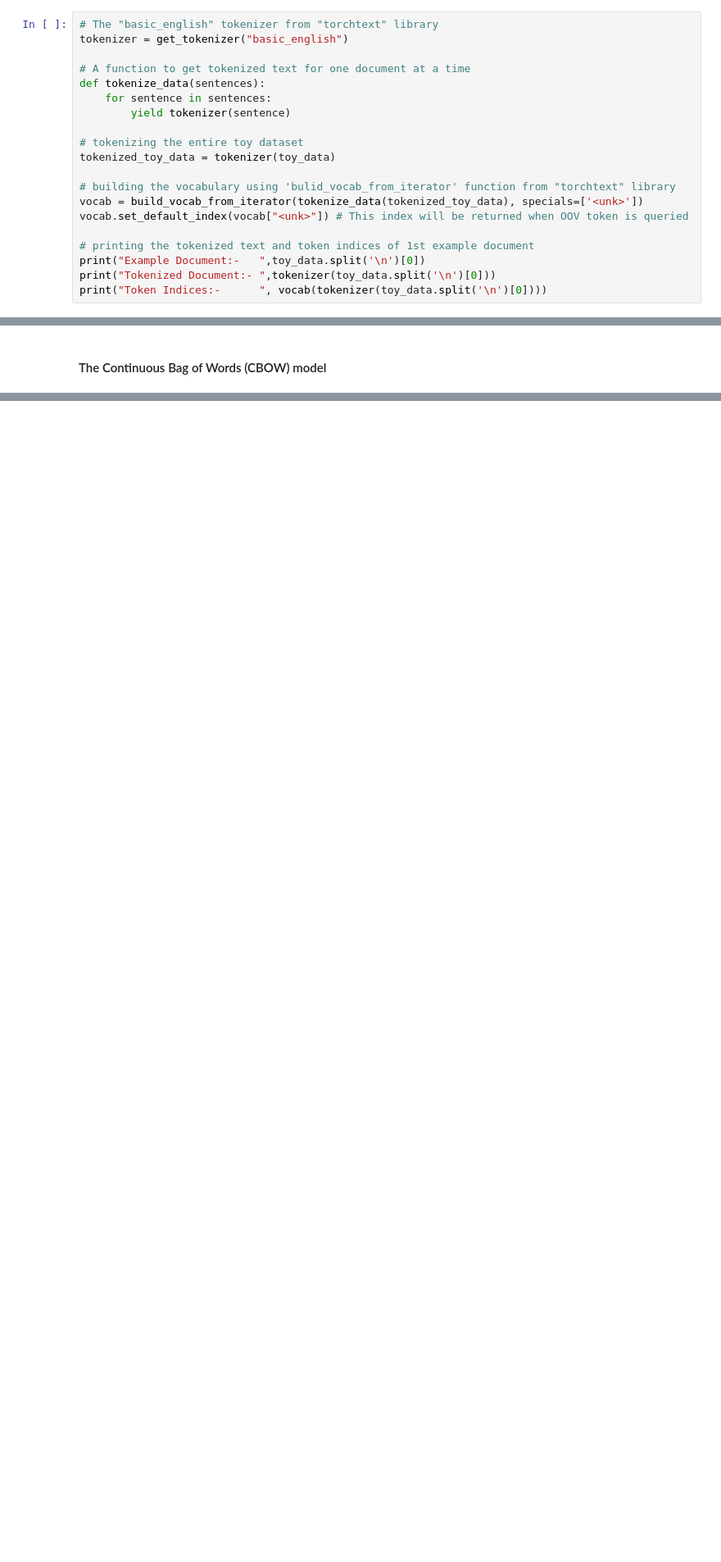
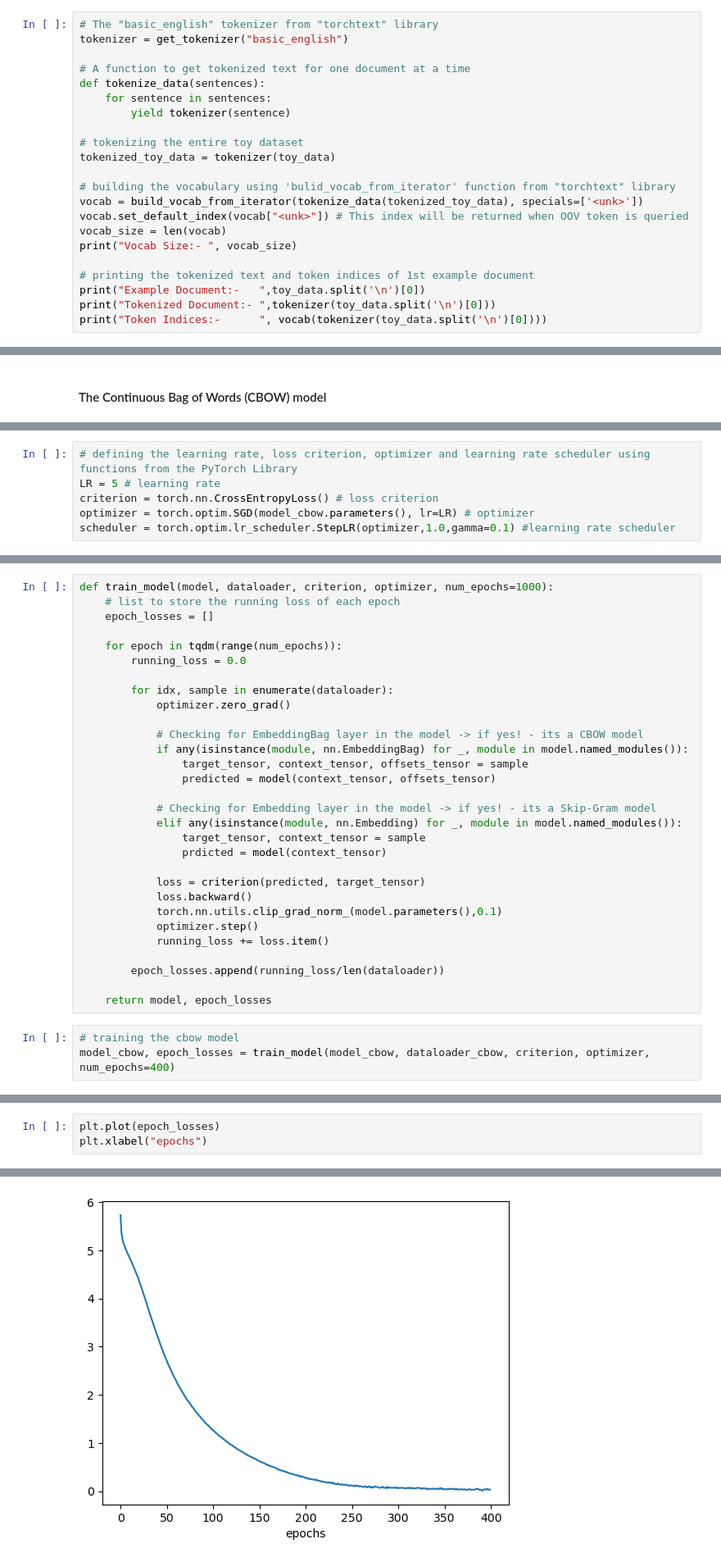
Before and after one commit to vijayabalanj1994/Word2Vec_with_PyTorch, a Jupyter notebook: code.ipynb, the cells around one changed output, grey strips where cells are left out. Shown: that part at 82% size. Drawn from its saved outputs; the diff is of its cells as text; blank space fills up the shorter version.

Commit message:
completed CBOW model

```diff
--- a/code.ipynb
+++ b/code.ipynb
@@ -184,6 +184,8 @@ tokenized_toy_data = tokenizer(toy_data)
 # building the vocabulary using 'bulid_vocab_from_iterator' function from "torchtext" library
 vocab = build_vocab_from_iterator(tokenize_data(tokenized_toy_data), specials=['<unk>'])
 vocab.set_default_index(vocab["<unk>"]) # This index will be returned when OOV token is queried
+vocab_size = len(vocab)
+print("Vocab Size:- ", vocab_size)
 
 # printing the tokenized text and token indices of 1st example document
 print("Example Document:-   ",toy_data.split('\n')[0])
@@ -295,0 +341,6 @@ class CBOW(nn.Module):
+# %%
+# defining the learning rate, loss criterion, optimizer and learning rate scheduler using functions from the PyTorch Library
+LR = 5 # learning rate
+criterion = torch.nn.CrossEntropyLoss() # loss criterion
+optimizer = torch.optim.SGD(model_cbow.parameters(), lr=LR) # optimizer
+scheduler = torch.optim.lr_scheduler.StepLR(optimizer,1.0,gamma=0.1) #learning rate scheduler
@@ -295,0 +349,33 @@ class CBOW(nn.Module):
+# %%
+def train_model(model, dataloader, criterion, optimizer, num_epochs=1000):
+    # list to store the running loss of each epoch
+    epoch_losses = []
+
+    for epoch in tqdm(range(num_epochs)):
+        running_loss = 0.0
+
+        for idx, sample in enumerate(dataloader):
+            optimizer.zero_grad()
+
+            # Checking for EmbeddingBag layer in the model -> if yes! - its a CBOW model
+            if any(isinstance(module, nn.EmbeddingBag) for _, module in model.named_modules()):
+                target_tensor, context_tensor, offsets_tensor = sample
+                predicted = model(context_tensor, offsets_tensor)
+
+            # Checking for Embedding layer in the model -> if yes! - its a Skip-Gram model
+            elif any(isinstance(module, nn.Embedding) for _, module in model.named_modules()):
+                target_tensor, context_tensor = sample
+                prdicted = model(context_tensor)
+
+            loss = criterion(predicted, target_tensor)
+            loss.backward()
+            torch.nn.utils.clip_grad_norm_(model.parameters(),0.1)
+            optimizer.step()
+            running_loss += loss.item()
+
+        epoch_losses.append(running_loss/len(dataloader))
+
+    return model, epoch_losses
+# %%
+# training the cbow model
+model_cbow, epoch_losses = train_model(model_cbow, dataloader_cbow, criterion, optimizer, num_epochs=400)
@@ -295,0 +384,4 @@ class CBOW(nn.Module):
+# %%
+plt.plot(epoch_losses)
+plt.xlabel("epochs")
+# %% [output]
@@ -295,0 +389 @@ class CBOW(nn.Module):
+[figure, added]
```
Also changed, not shown: parts of 13 cells of this notebook.
